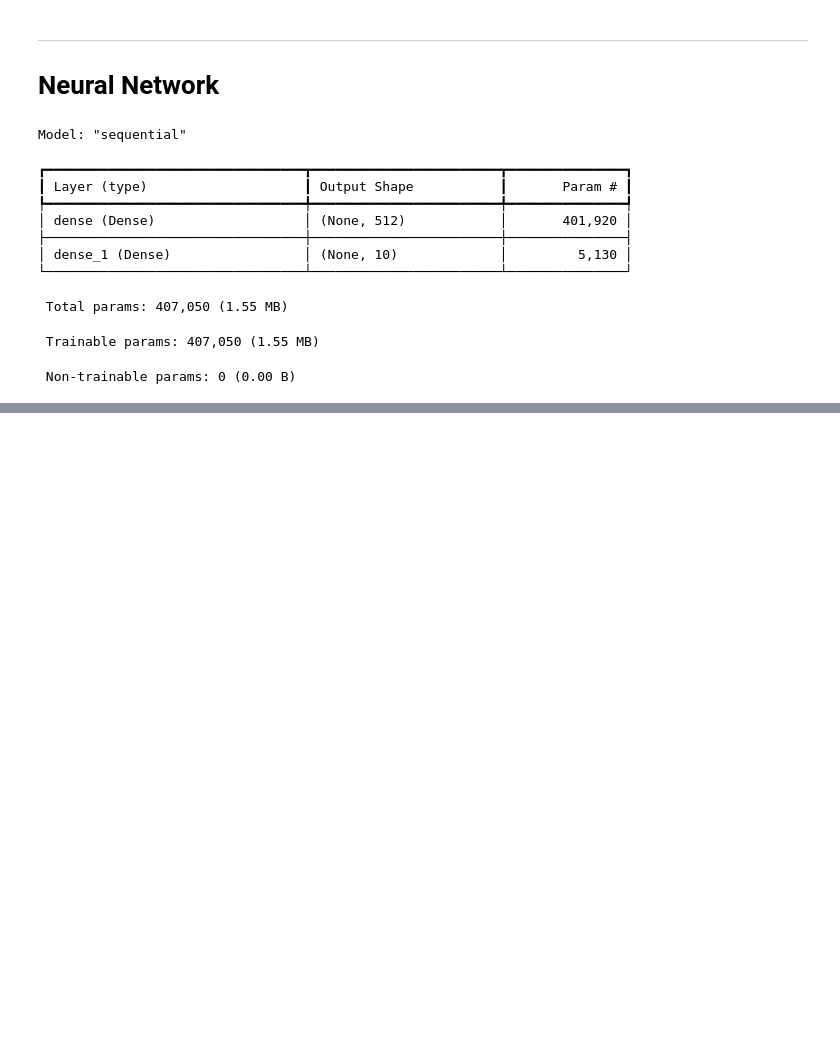
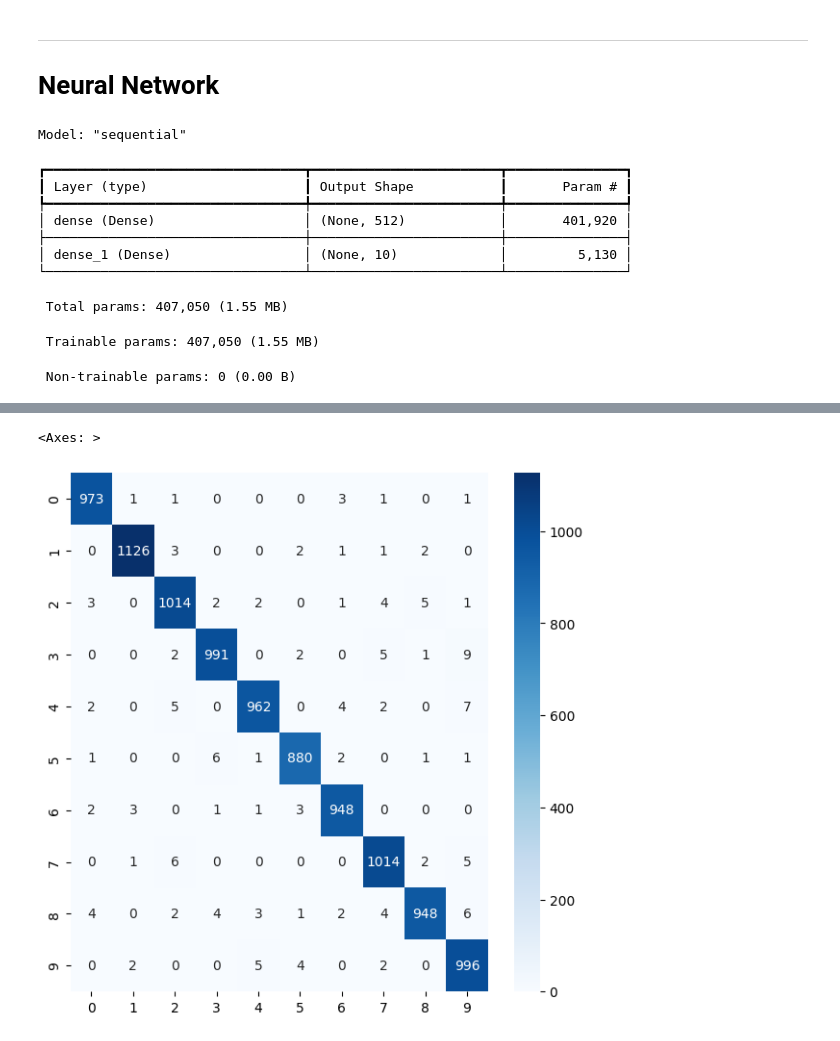
Before and after one commit to phdomingues/FEI-PhD_Masters-Subjects, a Jupyter notebook: NeuralNetworks/Atv03-MLP-Images/Atv03.ipynb, the cells around one changed output, grey strips where cells are left out. Drawn from its saved outputs; the diff is of its cells as text; code cells hidden in the pictures; blank space fills up the shorter version.

Commit message:
NeuralNetworks - Atv03 - Added confusion matrix

```diff
--- a/NeuralNetworks/Atv03-MLP-Images/Atv03.ipynb
+++ b/NeuralNetworks/Atv03-MLP-Images/Atv03.ipynb
@@ -163,0 +150,10 @@ for plot_idx, metric in enumerate(metrics):
+# %%
+y_prediction = model.predict(x_test)
+y_prediction = np.argmax(y_prediction, axis = 1)
+# y_test_=np.argmax(y_test_, axis=1)
+#Create confusion matrix and normalizes it over predicted (columns)
+cf_matrix = confusion_matrix(y_test, y_prediction, normalize=None)
+
+fig, ax = plt.subplots(figsize=(7,7))
+sns.heatmap(cf_matrix, annot=True, fmt='', cmap='Blues', ax=ax)
+# %% [output]
@@ -163,0 +161,2 @@ for plot_idx, metric in enumerate(metrics):
+<Axes: >
+[figure, added]
```
Also changed, not shown: parts of 6 cells of this notebook.
